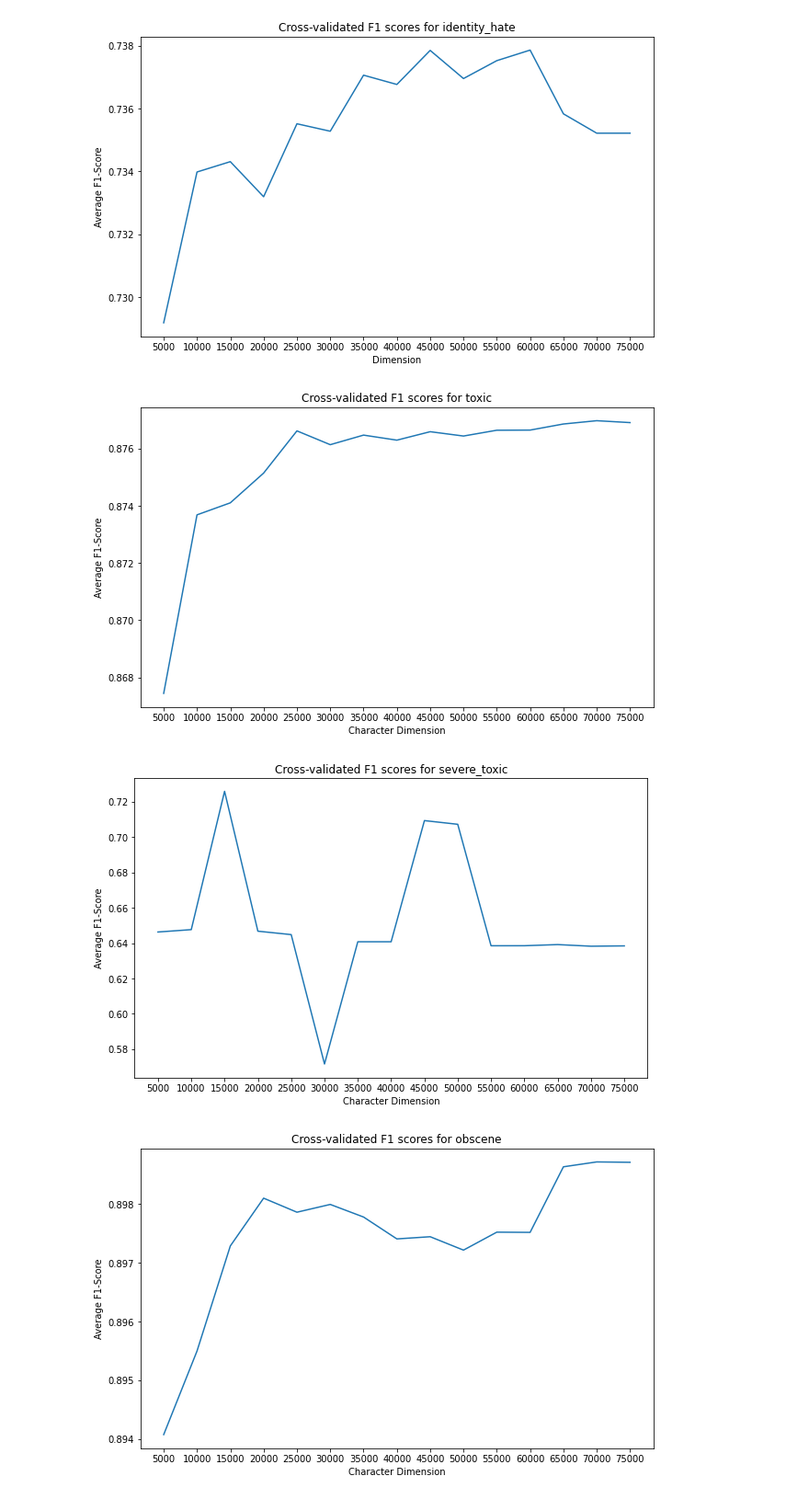
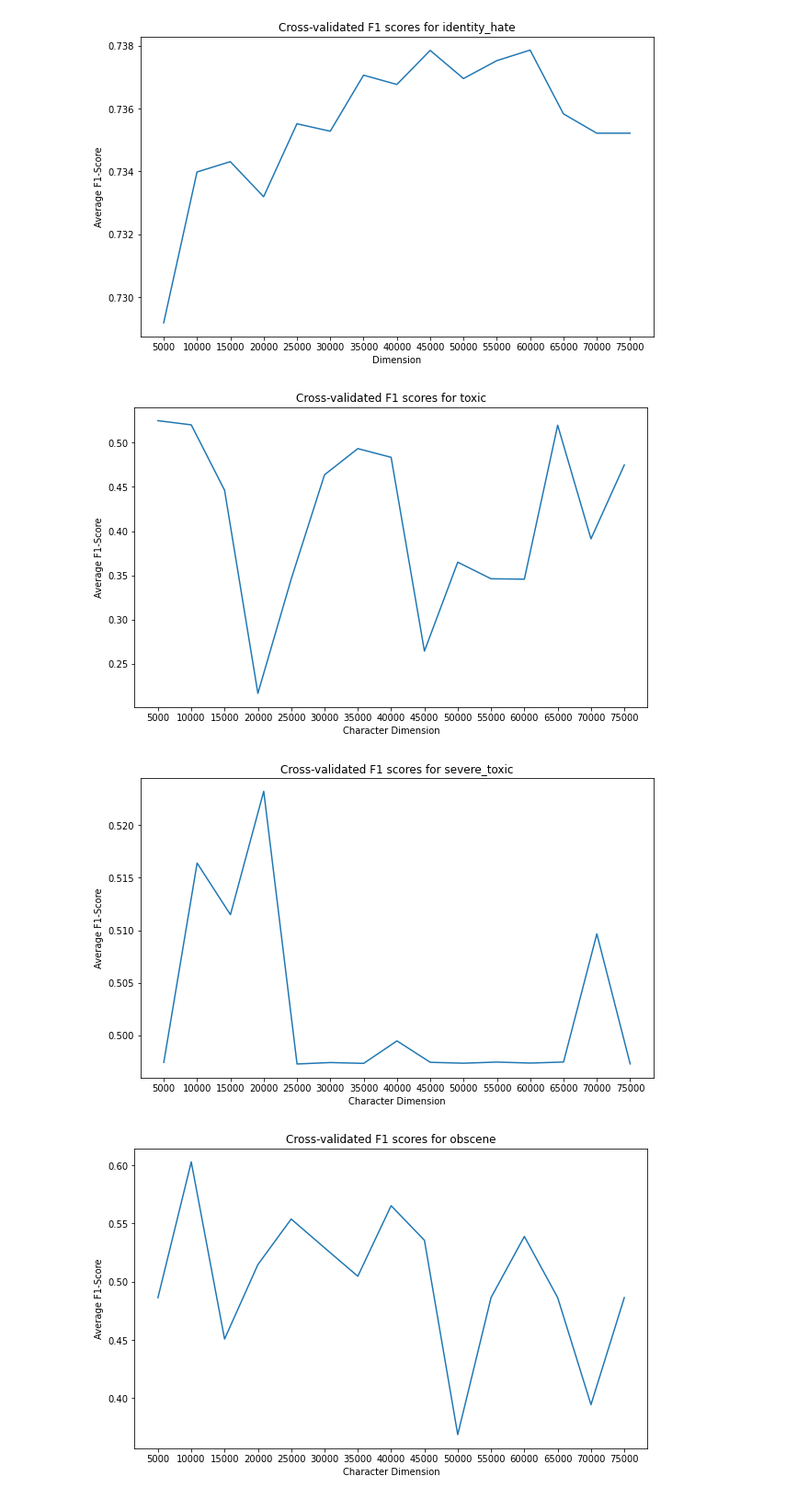
Before and after one commit to markerenberg/Toxic-Comment-Classification, a Jupyter notebook: NB_SVM_with_SMOTE.ipynb, the cells around one changed output. Shown at 92% size. Drawn from its saved outputs; the diff is of its cells as text; code cells hidden in the pictures.

```diff
--- a/NB_SVM_with_SMOTE.ipynb
+++ b/NB_SVM_with_SMOTE.ipynb
@@ -250,7 +328,7 @@ def tokenize(s): return re_tok.sub(r' \1 ', s).split()
 ######### Test TFIDF character dimensions using cross-validation
 # TF-IDF Vectorizer
 train_text = train['clean_comments']
-max_dict = {'toxic':25000,'severe_toxic':15000,'obscene':65000,'threat':25000,'insult':10000,'identity_hate':10000}
+max_dict = {'toxic':10000,'severe_toxic':20000,'obscene':10000,'threat':15000,'insult':10000,'identity_hate':30000}
 
 for resp in class_names:
   dimensions = np.arange(5000,80000,5000)
@@ -322,50 +400,51 @@ for resp in class_names:
 train_text = train['clean_comments']
 
 for resp in class_names:
   dimensions = np.arange(5000,80000,5000)
   scores=[]
   for dim in dimensions:
-    word_vectorizer = TfidfVectorizer(
-        ngram_range=(1, 2),
-        tokenizer=tokenize,
-        #min_df = 3,
-        max_df = 0.9,
-        strip_accents='unicode',
-        analyzer='word',
-        stop_words='english',
-        use_idf=True,
-        sublinear_tf=True,
-        smooth_idf=True,
-        max_features=dim)
-    train_features = word_vectorizer.fit_transform(train_text)
     training_labels = train[resp]
     seed = 1234
     splits = 3
     folds = StratifiedKFold(n_splits=splits, shuffle=True, random_state=seed)
     class_pred = np.zeros(len(train))
     dim_scores=[]
     # Make predictions for each fold in split, calculate evaluation metrics
-    for n_fold, (trn_idx, val_idx) in enumerate(folds.split(train_features, training_labels)):
+    for n_fold, (trn_idx, val_idx) in enumerate(folds.split(train_text, training_labels)):
+      word_vectorizer = TfidfVectorizer(
+      ngram_range=(1, 2),
+      tokenizer=tokenize,
+      #min_df = 3,
+      max_df = 0.9,
+      strip_accents='unicode',
+      analyzer='word',
+      stop_words='english',
+      use_idf=True,
+      sublinear_tf=True,
+      smooth_idf=True,
+      max_features=dim)
+      train_features = word_vectorizer.fit_transform(train_text[trn_idx])
+      test_features = word_vectorizer.fit_transform(train_text[val_idx])
       # Train NB-SVM
       model = NbSvmClassifier(C=4, tol=1e-4, dual=True, n_jobs=-1,multi_class='auto',class_weight='balanced',solver='liblinear',max_iter=1000)
-      model.fit(train_features[trn_idx], training_labels[trn_idx])
-      class_pred[val_idx] = model.predict_proba(train_features[val_idx])[:,1]
+      model.fit(train_features, training_labels[trn_idx])
+      class_pred[val_idx] = model.predict_proba(test_features)[:,1]
       prec, recal, thresh = precision_recall_curve(training_labels[val_idx], class_pred[val_idx])
       fscore = (2 * prec * recal) / (prec + recal)
       ix = np.argmax(fscore)
       preds=(class_pred[val_idx]>= thresh[ix]).astype(int)
       f1 = f1_score(training_labels[val_idx],preds,average='macro')
       dim_scores.append(f1)
     scores.append(np.mean(dim_scores))
   # Plot F1-Scores
   plt.figure(figsize=(10,6))
   plt.plot(dimensions,scores)
   plt.xticks(dimensions)
   plt.title("Cross-validated F1 scores for {}".format(resp))
-  plt.xlabel("Character Dimension")
+  plt.xlabel("Word Dimension")
   plt.ylabel("Average F1-Score")
   plt.show()
 # %% [output]
-[figure, old version]
+[figure, new version]
-[figure, old version]
+[figure, new version]
-[figure, old version]
+[figure, new version]
```
Also changed, not shown: parts of 10 cells of this notebook.
